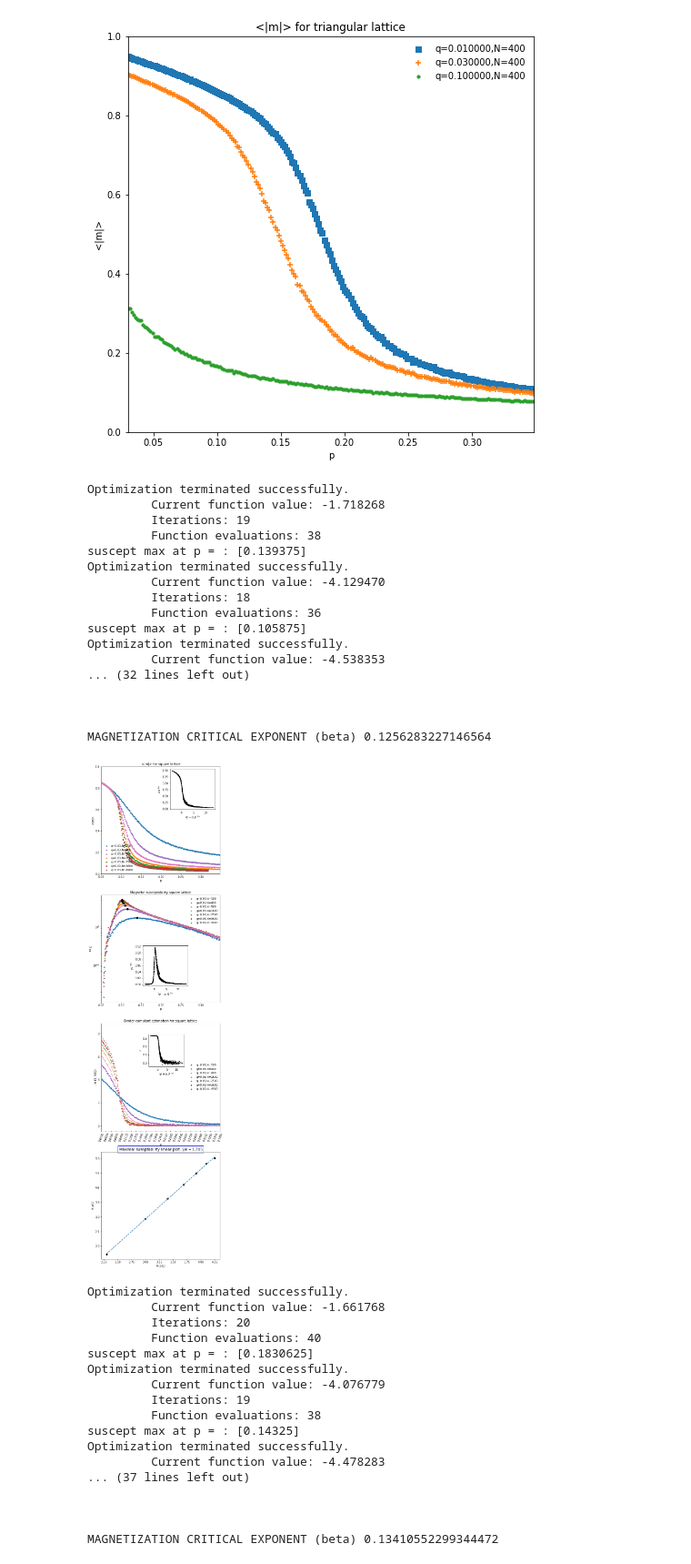
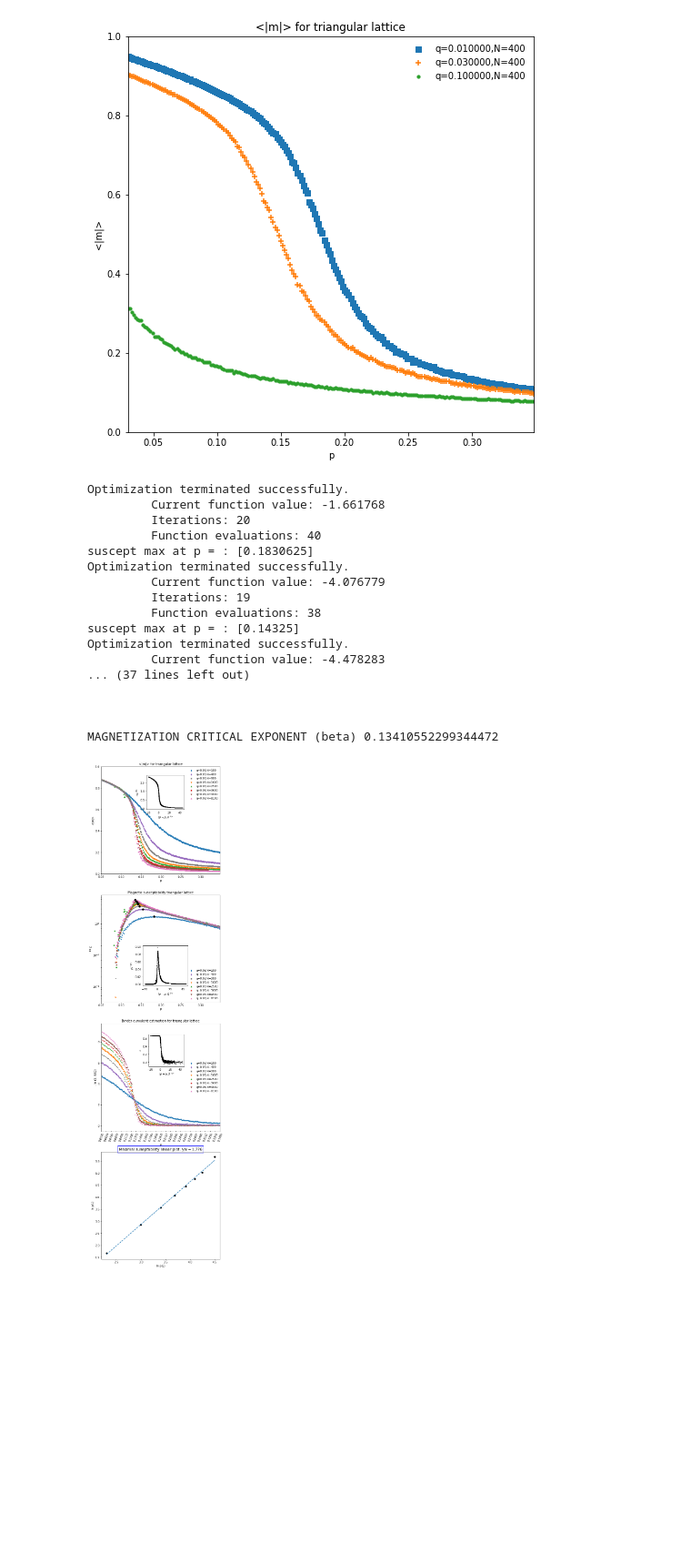
Before and after one commit to makskliczkowski/MajorityVote-counting, a Jupyter notebook: jupyter.ipynb, the cells around one changed output. Shown at 91% size. Cells and saved outputs as stored; diff of their text form; code cells hidden in the pictures; blank space fills up the shorter version.

```diff
--- a/jupyter.ipynb
+++ b/jupyter.ipynb
@@ -673,7 +673,7 @@ def plotAveragesSizes(xmin_pc, directory,Ns,q_wanted, gauss_xmin, gauss_xmax,  s
 
 
     #-------------------------- ADD SMALL SUBPLOTS ------------------------------
-    subpos1 = [0.58,0.6,0.38,0.38]
+    subpos1 = [0.38,0.6,0.32,0.32]
     subpos2 = [0.35,0.15,0.38,0.38]
     subpos3 = [0.4,0.6,0.3,0.3]
     subax1 = add_subplot_axes(ax[0],subpos1)
@@ -745,7 +745,7 @@ def plotAveragesSizes(xmin_pc, directory,Ns,q_wanted, gauss_xmin, gauss_xmax,  s
     labels, handles = zip(*sorted(zip(labels, handles), key=lambda t: int(t[0].split(",")[1].split("=")[1])))
     #ax[0].legend(handles, labels)
 
-    ax[0].legend(handles,labels,loc='lower left', frameon=False)
+    ax[0].legend(handles,labels,loc='upper right', frameon=False)
     ax[0].set_title("<|m|> for " + typek + " lattice")
     ax[0].set_xlim(xmin,xlim)
     ax[0].set_ylim(0,1)
@@ -766,59 +766,42 @@ def plotAveragesSizes(xmin_pc, directory,Ns,q_wanted, gauss_xmin, gauss_xmax,  s
     ax[2].set_xlim(xmin,xlim)
     #ax[2].set_ylim(0,1)
     ax[2].set_xlabel("p")
     ax[2].set_ylabel("- ln (1- 3U/2)")
     ax[2].set_xticks(np.linspace(xmin,xlim, 25))
     ax[2].tick_params(axis="x",rotation=70)
 
     # linear plots
     logL, logchi = zip(*sorted(zip(np.log(np.sqrt(Ns_read)), logchi), key=lambda t: t))
     coef = np.polyfit(logL,logchi,1)
     poly1d_fn = np.poly1d(coef)
     #plt.plot(x,y, 'yo', x, poly1d_fn(x), '--k')
     ax[3].scatter(logL, logchi, marker=  'o', c= "black")
     ax[3].plot(logL, poly1d_fn(logL), linestyle = '--', linewidth = 2)
     ax[3].set_xlabel("ln p(L)")
     ax[3].set_ylabel("ln \u03C7(L)")
     ax[3].set_title("Maximal suseptability linear plot. " r'$γ/ν =$' + str(coef[0])[0:5],fontsize = 14, bbox=dict(fill=False, edgecolor='blue', linewidth=1))
     plt.savefig(savedir+savename +"q="+str(q)+"_" + typek + ".pdf")
     plt.show()
 
 Ns = [10*10,20*20,30*30,40*40,80*80,70*70,50*50,60*60,90*90]
-plotAveragesSizes(0.089,"D:\\Uni\\SEMESTERS\\MS\\BDA\\I\\ComplexSystems\\Majority-vote-model\\cpp\\Project1\\Results\\Non_infty\\Square\\",Ns,0.03,0.014,0.006,savename= "non_infty_sizes_", typek = "square",plot_mean = False)
+#plotAveragesSizes(0.0892,"D:\\Uni\\SEMESTERS\\MS\\BDA\\I\\ComplexSystems\\Majority-vote-model\\cpp\\Project1\\Results\\Non_infty\\Square\\",Ns,0.03,0.009,0.009,savename= "non_infty_sizes_", typek = "square",plot_mean = False)
 plotAveragesSizes(0.13,"D:\\Uni\\SEMESTERS\\MS\\BDA\\I\\ComplexSystems\\Majority-vote-model\\cpp\\Project1\\Results\\Non_infty\\Triangular\\",Ns,0.03,0.012,0.006,savename= "non_infty_sizes_", typek = "triangular",plot_mean =False)
 # %% [output]
 Optimization terminated successfully.
-         Current function value: -1.718268
+         Current function value: -1.661768
+         Iterations: 20
+         Function evaluations: 40
+suscept max at p = : [0.1830625]
+Optimization terminated successfully.
+         Current function value: -4.076779
          Iterations: 19
          Function evaluations: 38
-suscept max at p = : [0.139375]
+suscept max at p = : [0.14325]
 Optimization terminated successfully.
-         Current function value: -4.129470
-         Iterations: 18
-         Function evaluations: 36
-suscept max at p = : [0.105875]
-Optimization terminated successfully.
-         Current function value: -4.538353
-... (32 lines left out)
+         Current function value: -4.478283
+... (37 lines left out)
 
 
 
-MAGNETIZATION CRITICAL EXPONENT (beta) 0.1256283227146564
+MAGNETIZATION CRITICAL EXPONENT (beta) 0.13410552299344472
-[figure, old version]
+[figure, new version]
-Optimization terminated successfully.
-         Current function value: -1.661768
-         Iterations: 20
-         Function evaluations: 40
-suscept max at p = : [0.1830625]
-Optimization terminated successfully.
-         Current function value: -4.076779
-         Iterations: 19
-         Function evaluations: 38
-suscept max at p = : [0.14325]
-Optimization terminated successfully.
-         Current function value: -4.478283
-... (37 lines left out)
-
-
-
-MAGNETIZATION CRITICAL EXPONENT (beta) 0.13410552299344472
```
Also changed, not shown: parts of 2 cells of this notebook, 10 other files.
